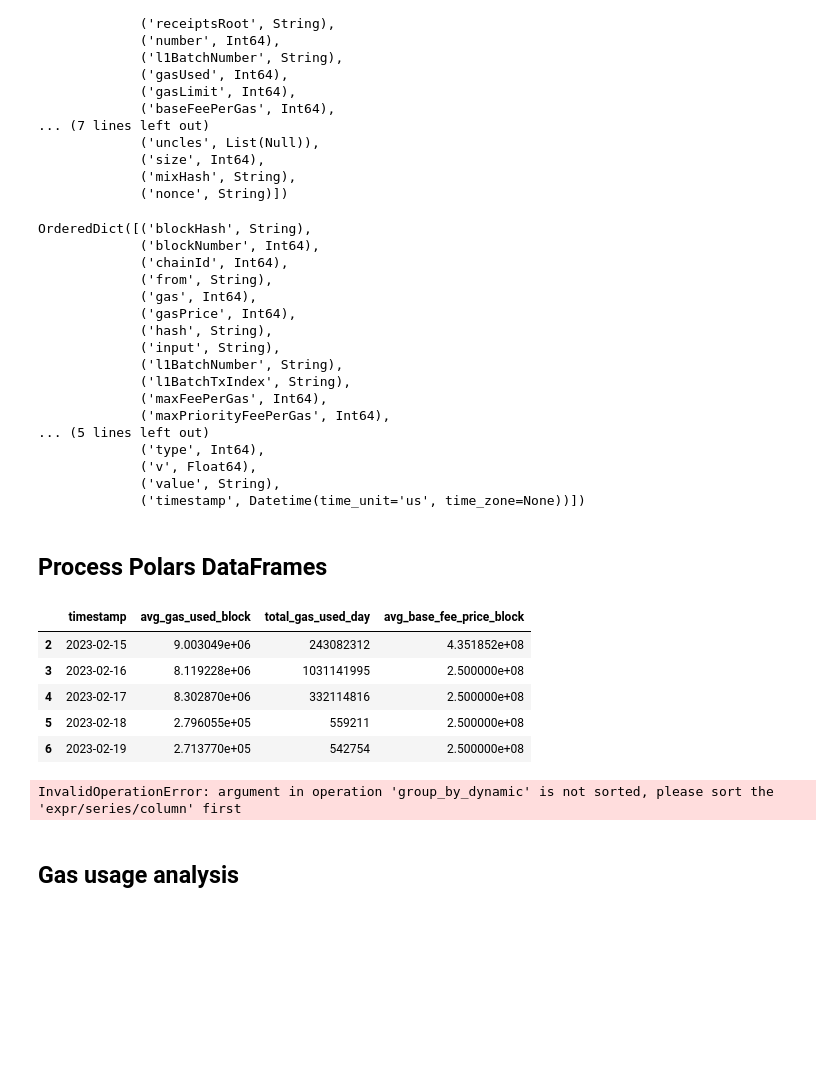
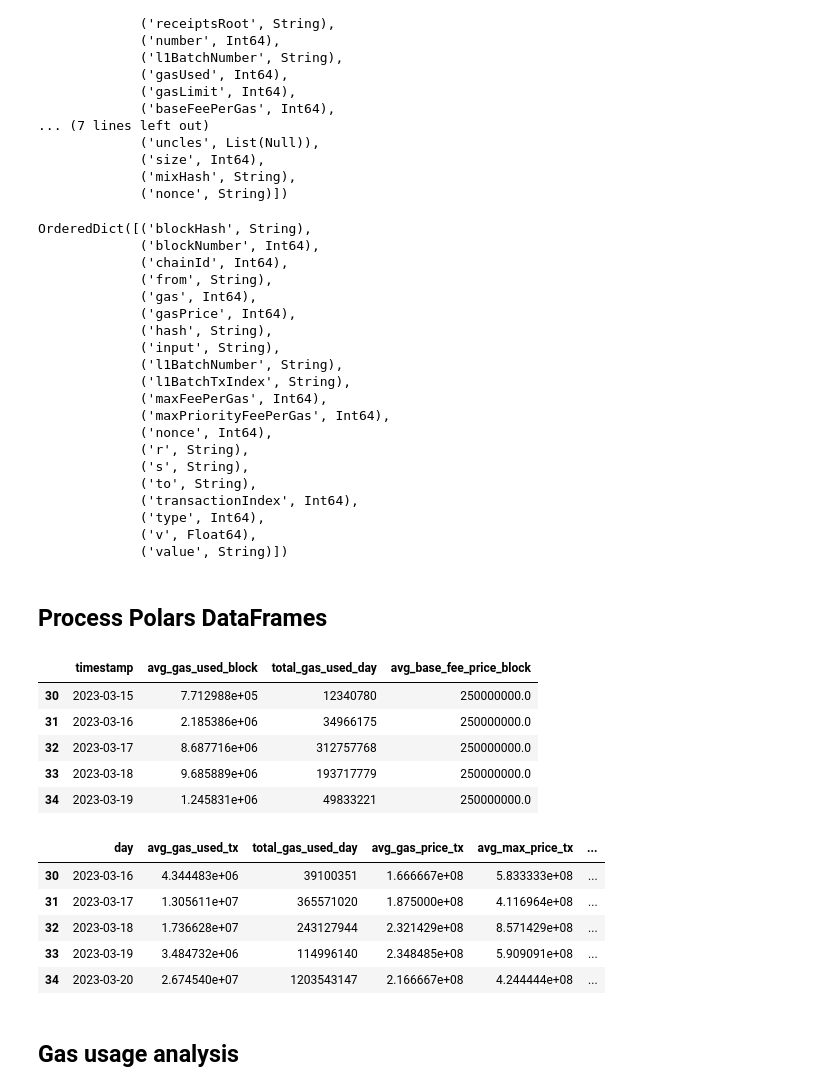
Before and after one commit to matter-labs/zksync-data-dump, a Jupyter notebook: notebooks/02-data-exploration-fees.ipynb, the cells around one changed output. Drawn from its saved outputs; the diff is of its cells as text; code cells hidden in the pictures; blank space fills up the shorter version.

```diff
--- a/notebooks/02-data-exploration-fees.ipynb
+++ b/notebooks/02-data-exploration-fees.ipynb
@@ -55,11 +55,7 @@ OrderedDict([('hash', String),
 # %%
 # Load transaction data
 txs_path = os.path.join(data_dir, "transactions", "transactions_*.parquet")
-txs_lazy_df = (
-    pl.scan_parquet(txs_path)
-    .join(blocks_lazy_df.select(["number", "timestamp"]), left_on="blockNumber", right_on="number")
-    .sort("timestamp")
-)
+txs_lazy_df = pl.scan_parquet(txs_path)
 txs_lazy_df.schema
 # %% [output]
 OrderedDict([('blockHash', String),
@@ -74,40 +70,49 @@ OrderedDict([('blockHash', String),
              ('l1BatchTxIndex', String),
              ('maxFeePerGas', Int64),
              ('maxPriorityFeePerGas', Int64),
-... (5 lines left out)
+             ('nonce', Int64),
+             ('r', String),
+             ('s', String),
+             ('to', String),
+             ('transactionIndex', Int64),
              ('type', Int64),
              ('v', Float64),
-             ('value', String),
-             ('timestamp', Datetime(time_unit='us', time_zone=None))])
+             ('value', String)])
 # %% [markdown]
 ##  Process Polars DataFrames
 # %%
 # Compute daily aggregated data for blocks
 block_data_per_day_df = (
     blocks_lazy_df
     .group_by_dynamic("timestamp", every="1d")
     .agg(
         pl.col("gasUsed").mean().alias("avg_gas_used_block"),
         pl.col("gasUsed").sum().alias("total_gas_used_day"),
         pl.col("baseFeePerGas").mean().alias("avg_base_fee_price_block")
     )
     .collect(streaming=True)
     .to_pandas()
-    [2:] # Ignoring the first two days!
+    [30:] # Ignoring the first 30 days!
 )
 block_data_per_day_df.head()
 # %% [output]
 |  | timestamp | avg_gas_used_block | total_gas_used_day | avg_base_fee_price_block |
-| 2 | 2023-02-15 | 9.003049e+06 | 243082312 | 4.351852e+08 |
-| 3 | 2023-02-16 | 8.119228e+06 | 1031141995 | 2.500000e+08 |
-| 4 | 2023-02-17 | 8.302870e+06 | 332114816 | 2.500000e+08 |
-| 5 | 2023-02-18 | 2.796055e+05 | 559211 | 2.500000e+08 |
-| 6 | 2023-02-19 | 2.713770e+05 | 542754 | 2.500000e+08 |
+| 30 | 2023-03-15 | 7.712988e+05 | 12340780 | 250000000.0 |
+| 31 | 2023-03-16 | 2.185386e+06 | 34966175 | 250000000.0 |
+| 32 | 2023-03-17 | 8.687716e+06 | 312757768 | 250000000.0 |
+| 33 | 2023-03-18 | 9.685889e+06 | 193717779 | 250000000.0 |
+| 34 | 2023-03-19 | 1.245831e+06 | 49833221 | 250000000.0 |
 # %%
 # Compute daily aggregated data for transactions
+temp_blocks_df = (
+    blocks_lazy_df
+    .select(pl.col("number"), pl.col("timestamp").cast(pl.Date).alias("day"))
+)
 tx_data_per_day_df = (
     txs_lazy_df
-    .group_by_dynamic("timestamp", every="1d")
+    .join(temp_blocks_df, left_on="blockNumber", right_on="number")
+    .sort("day")
+    .group_by_dynamic("day", every="1d")
     .agg(
         pl.col("gas").mean().alias("avg_gas_used_tx"),
         pl.col("gas").sum().alias("total_gas_used_day"),
@@ -117,11 +122,16 @@ tx_data_per_day_df = (
     )
     .collect(streaming=True)
     .to_pandas()
-    [2:] # Ignoring the first two days!
+    [30:] # Ignoring the first 30 days!
 )
-tx_gas_per_day_df.head()
+tx_data_per_day_df.head()
 # %% [output]
-InvalidOperationError: argument in operation 'group_by_dynamic' is not sorted, please sort the 'expr/series/column' first
+|  | day | avg_gas_used_tx | total_gas_used_day | avg_gas_price_tx | avg_max_price_tx | ... |
+| 30 | 2023-03-16 | 4.344483e+06 | 39100351 | 1.666667e+08 | 5.833333e+08 | ... |
+| 31 | 2023-03-17 | 1.305611e+07 | 365571020 | 1.875000e+08 | 4.116964e+08 | ... |
+| 32 | 2023-03-18 | 1.736628e+07 | 243127944 | 2.321429e+08 | 8.571429e+08 | ... |
+| 33 | 2023-03-19 | 3.484732e+06 | 114996140 | 2.348485e+08 | 5.909091e+08 | ... |
+| 34 | 2023-03-20 | 2.674540e+07 | 1203543147 | 2.166667e+08 | 4.244444e+08 | ... |
 # %% [markdown]
 ## Gas usage analysis
 # %%
```
Also changed, not shown: parts of 4 cells of this notebook.
